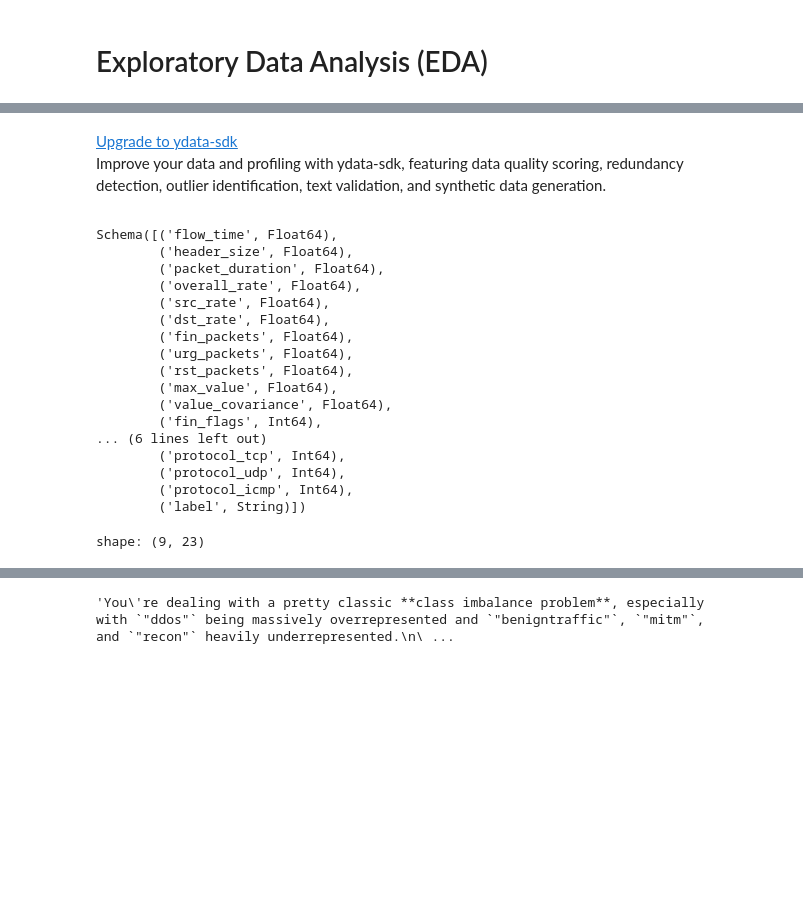
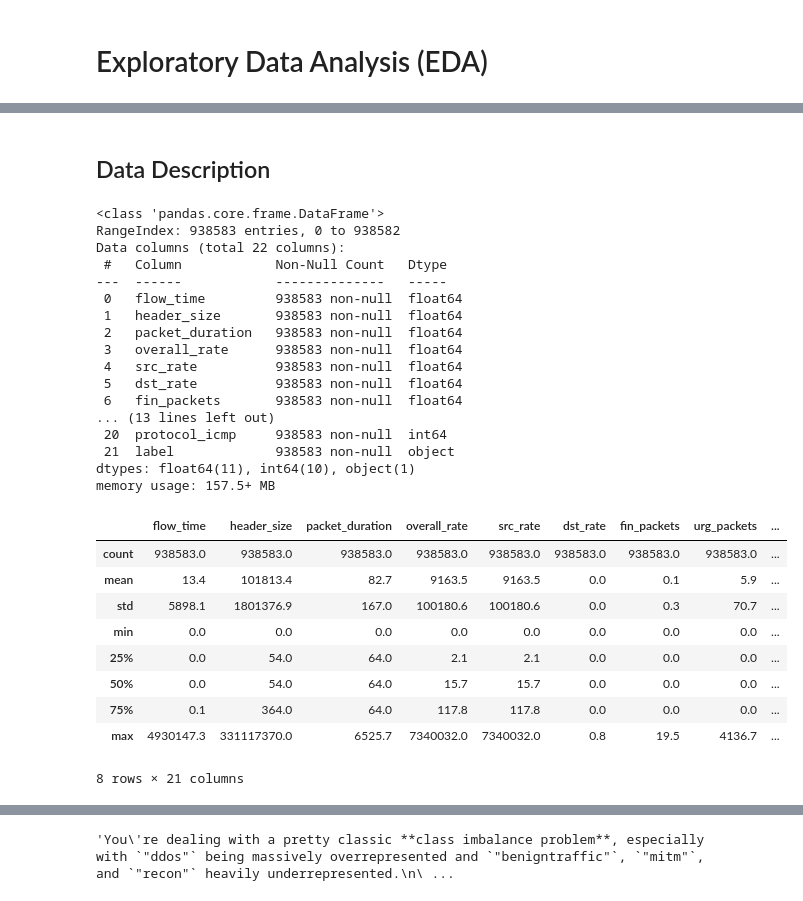
Before and after one commit to DEVOLOPER-1/Pred-Sus-Act, a Jupyter notebook: youssef_notebook.ipynb, the cells around one changed output, grey strips where cells are left out. Saved outputs shown, nothing was run; the diff lists cells and outputs as text; code cells hidden in the pictures; blank space fills up the shorter version.

```diff
--- a/youssef_notebook.ipynb
+++ b/youssef_notebook.ipynb
@@ -16,20 +25 @@ Successfully installed openTSNE-1.0.2
-# %%
-import numpy as np # linear algebra
-import pandas as pd # data processing, CSV file I/O (e.g. pd.read_csv)
-import polars as pl
-import polars.selectors as cs
-import matplotlib.pyplot as plt
-from ydata_profiling import ProfileReport
-from sklearn.preprocessing import StandardScaler
-from sklearn.model_selection import train_test_split
-from sklearn.feature_selection import f_classif , SelectKBest
-from sklearn.ensemble import RandomForestClassifier
-from sklearn.metrics import classification_report
-import seaborn as sns
-import os
-
-current_path = os.getcwd()
-# %% [output]
-Upgrade to ydata-sdk
-Improve your data and profiling with ydata-sdk, featuring data quality scoring, redundancy detection, outlier identification, text validation, and synthetic data generation.
 # %%
@@ -39,3 +32,5 @@ df = pl.from_pandas(df)
+# %% [markdown]
+## Data Description
 # %%
 """
 Id: Unique identifier for each row in the test set.
@@ -60,26 +55,35 @@ protocol_udp: Indicates UDP protocol usage.
 protocol_icmp: Indicates ICMP protocol usage.
 label (only in train.csv): Type of cyber-attack to be predicted (e.g., DDoS, DoS, benign).
 """
-df.schema
+df.info()
 # %% [output]
-Schema([('flow_time', Float64),
-        ('header_size', Float64),
-        ('packet_duration', Float64),
-        ('overall_rate', Float64),
-        ('src_rate', Float64),
-        ('dst_rate', Float64),
-        ('fin_packets', Float64),
-        ('urg_packets', Float64),
-        ('rst_packets', Float64),
-        ('max_value', Float64),
-        ('value_covariance', Float64),
-        ('fin_flags', Int64),
-... (6 lines left out)
-        ('protocol_tcp', Int64),
-        ('protocol_udp', Int64),
-        ('protocol_icmp', Int64),
-        ('label', String)])
+<class 'pandas.core.frame.DataFrame'>
+RangeIndex: 938583 entries, 0 to 938582
+Data columns (total 22 columns):
+ #   Column            Non-Null Count   Dtype
+---  ------            --------------   -----
+ 0   flow_time         938583 non-null  float64
+ 1   header_size       938583 non-null  float64
+ 2   packet_duration   938583 non-null  float64
+ 3   overall_rate      938583 non-null  float64
+ 4   src_rate          938583 non-null  float64
+ 5   dst_rate          938583 non-null  float64
+ 6   fin_packets       938583 non-null  float64
+... (13 lines left out)
+ 20  protocol_icmp     938583 non-null  int64
+ 21  label             938583 non-null  object
+dtypes: float64(11), int64(10), object(1)
+memory usage: 157.5+ MB
 # %%
-df.describe()
+df.describe().round(1)
 # %% [output]
+|  | flow_time | header_size | packet_duration | overall_rate | src_rate | dst_rate | fin_packets | urg_packets | ... |
+| count | 938583.0 | 938583.0 | 938583.0 | 938583.0 | 938583.0 | 938583.0 | 938583.0 | 938583.0 | ... |
+| mean | 13.4 | 101813.4 | 82.7 | 9163.5 | 9163.5 | 0.0 | 0.1 | 5.9 | ... |
+| std | 5898.1 | 1801376.9 | 167.0 | 100180.6 | 100180.6 | 0.0 | 0.3 | 70.7 | ... |
+| min | 0.0 | 0.0 | 0.0 | 0.0 | 0.0 | 0.0 | 0.0 | 0.0 | ... |
+| 25% | 0.0 | 54.0 | 64.0 | 2.1 | 2.1 | 0.0 | 0.0 | 0.0 | ... |
+| 50% | 0.0 | 54.0 | 64.0 | 15.7 | 15.7 | 0.0 | 0.0 | 0.0 | ... |
+| 75% | 0.1 | 364.0 | 64.0 | 117.8 | 117.8 | 0.0 | 0.0 | 0.0 | ... |
+| max | 4930147.3 | 331117370.0 | 6525.7 | 7340032.0 | 7340032.0 | 0.8 | 19.5 | 4136.7 | ... |
-shape: (9, 23)
+8 rows × 21 columns
```
Also changed, not shown: parts of 51 cells of this notebook.
